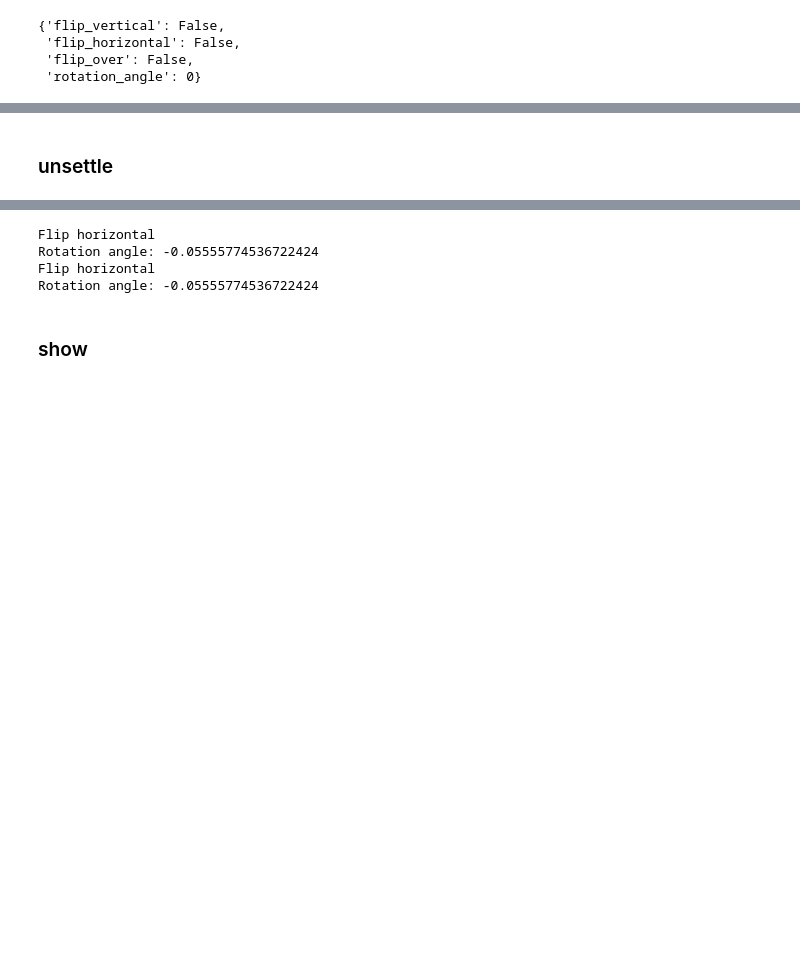
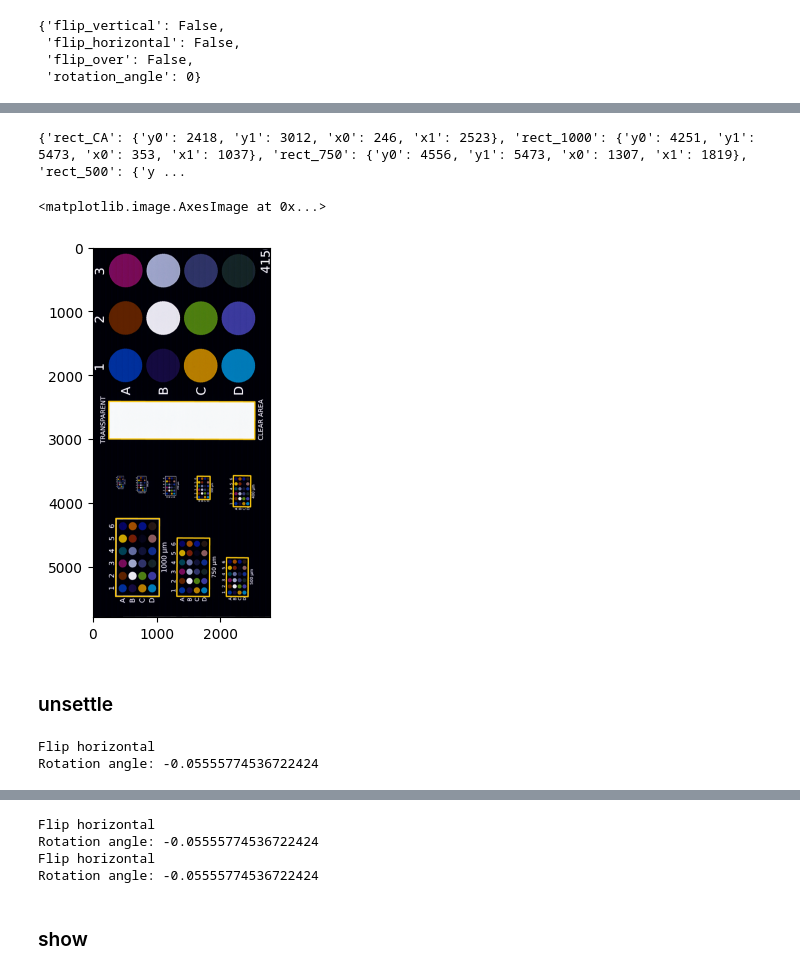
Before and after one commit to slendersold/colour_project, a Jupyter notebook: parser5.ipynb, the cells around one changed output, grey strips where cells are left out. Drawn from its saved outputs; the diff is of its cells as text; code cells hidden in the pictures; blank space fills up the shorter version.

```diff
--- a/parser5.ipynb
+++ b/parser5.ipynb
@@ -560,0 +535,10 @@ rect_coord, rect_image = detect_rect_coord(odl_settled, show_image=True)
+# %%
+image = settled_image
+image_processed = rect_detector.processing(image=image)
+rect_coordinates, rect_image_to_show = rect_detector.detect_coordinates(image_to_find=image_processed, show_image=True, image_to_show=image)
+print(rect_coordinates)
+plt.imshow(rect_image_to_show)
+# %% [output]
+{'rect_CA': {'y0': 2418, 'y1': 3012, 'x0': 246, 'x1': 2523}, 'rect_1000': {'y0': 4251, 'y1': 5473, 'x0': 353, 'x1': 1037}, 'rect_750': {'y0': 4556, 'y1': 5473, 'x0': 1307, 'x1': 1819}, 'rect_500': {'y ...
+<matplotlib.image.AxesImage at 0x...>
+[figure, added]
@@ -580,0 +574,6 @@ for rect_name in rect_coord_containing_circles:
+# %%
+unsettle = Unsettle()
+rect_coord_light = unsettle.unsettle(coordinates = rect_coordinates, position = settle.position, w = w, h = h, type = 'rectangle')
+# %% [output]
+Flip horizontal
+Rotation angle: -0.05555774536722424
```
Also changed, not shown: parts of 25 cells of this notebook, 7 other files.
